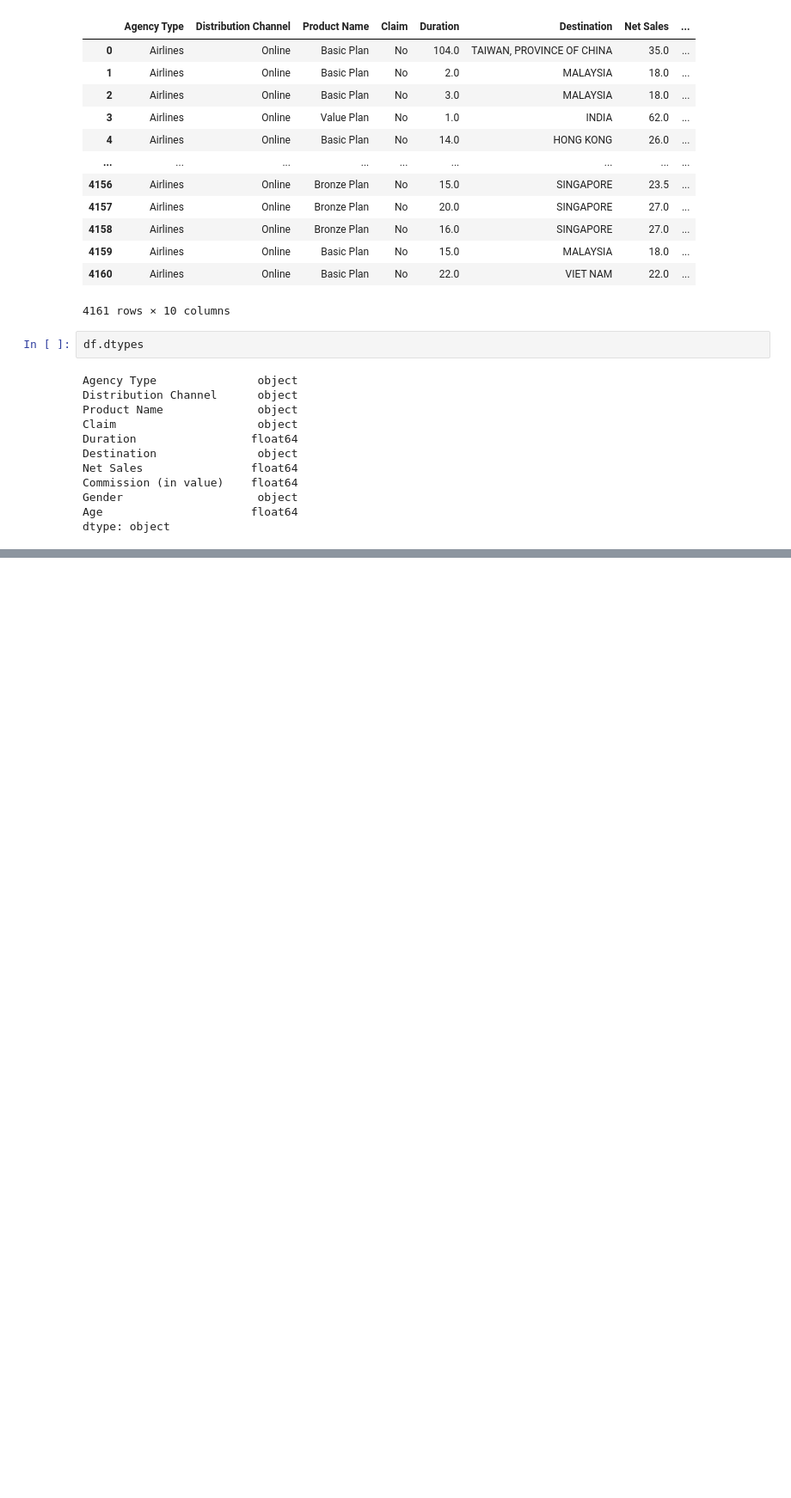
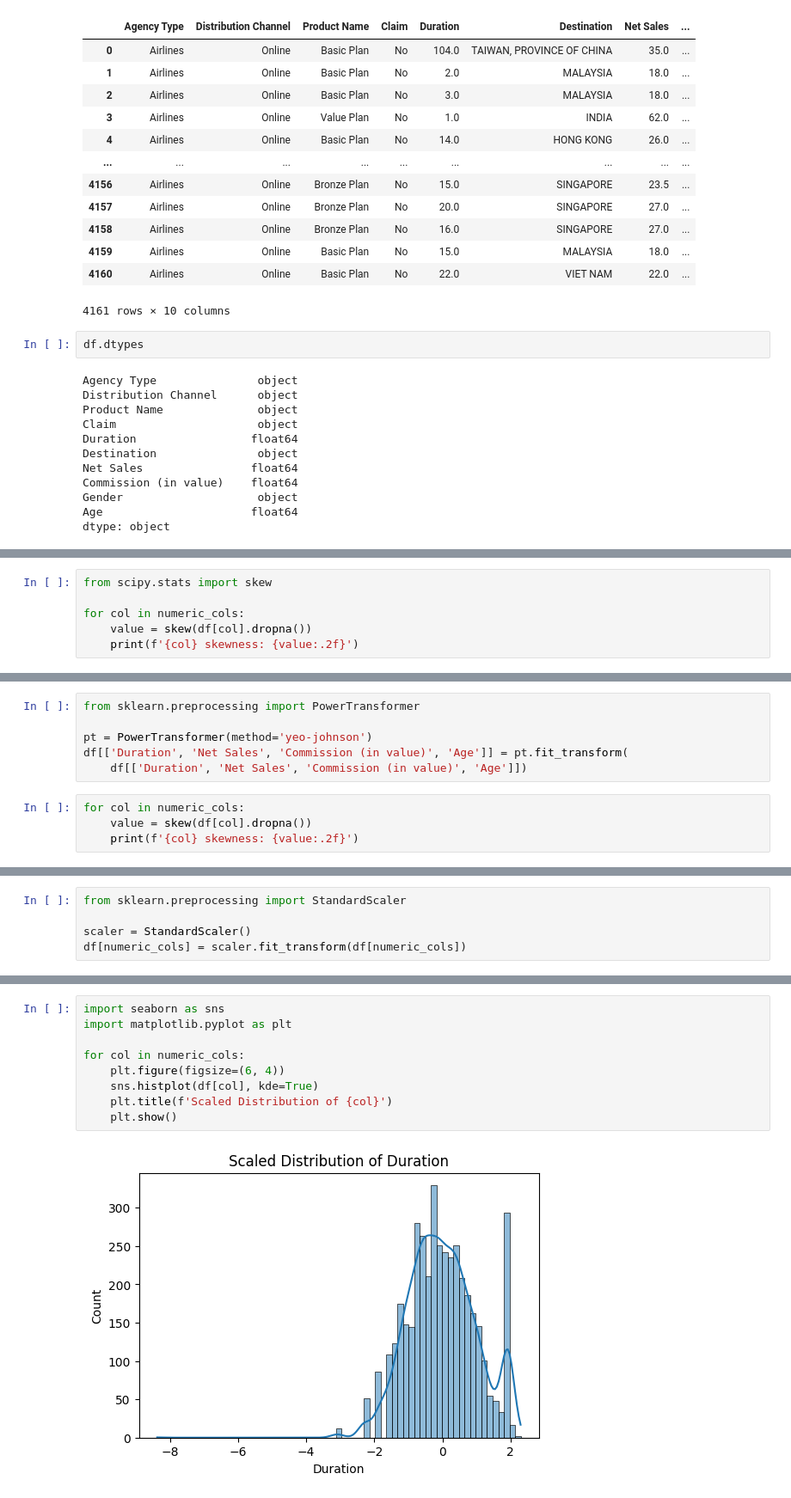
Before and after one commit to maxstain/machine-learning, a Jupyter notebook: agency_claim.ipynb, the cells around one changed output, grey strips where cells are left out. Shown at 86% size. Drawn from its saved outputs; the diff is of its cells as text; blank space fills up the shorter version.

```diff
--- a/agency_claim.ipynb
+++ b/agency_claim.ipynb
@@ -165,0 +139,6 @@ dtype: object
+# %%
+from scipy.stats import skew
+
+for col in numeric_cols:
+    value = skew(df[col].dropna())
+    print(f'{col} skewness: {value:.2f}')
@@ -165,0 +150,10 @@ dtype: object
+# %%
+from sklearn.preprocessing import PowerTransformer
+
+pt = PowerTransformer(method='yeo-johnson')
+df[['Duration', 'Net Sales', 'Commission (in value)', 'Age']] = pt.fit_transform(
+    df[['Duration', 'Net Sales', 'Commission (in value)', 'Age']])
+# %%
+for col in numeric_cols:
+    value = skew(df[col].dropna())
+    print(f'{col} skewness: {value:.2f}')
@@ -165,0 +165,5 @@ dtype: object
+# %%
+from sklearn.preprocessing import StandardScaler
+
+scaler = StandardScaler()
+df[numeric_cols] = scaler.fit_transform(df[numeric_cols])
@@ -165,0 +184,11 @@ dtype: object
+# %%
+import seaborn as sns
+import matplotlib.pyplot as plt
+
+for col in numeric_cols:
+    plt.figure(figsize=(6, 4))
+    sns.histplot(df[col], kde=True)
+    plt.title(f'Scaled Distribution of {col}')
+    plt.show()
+# %% [output]
+[figure, added]
```
Also changed, not shown: parts of 29 cells of this notebook, 39 other files.
